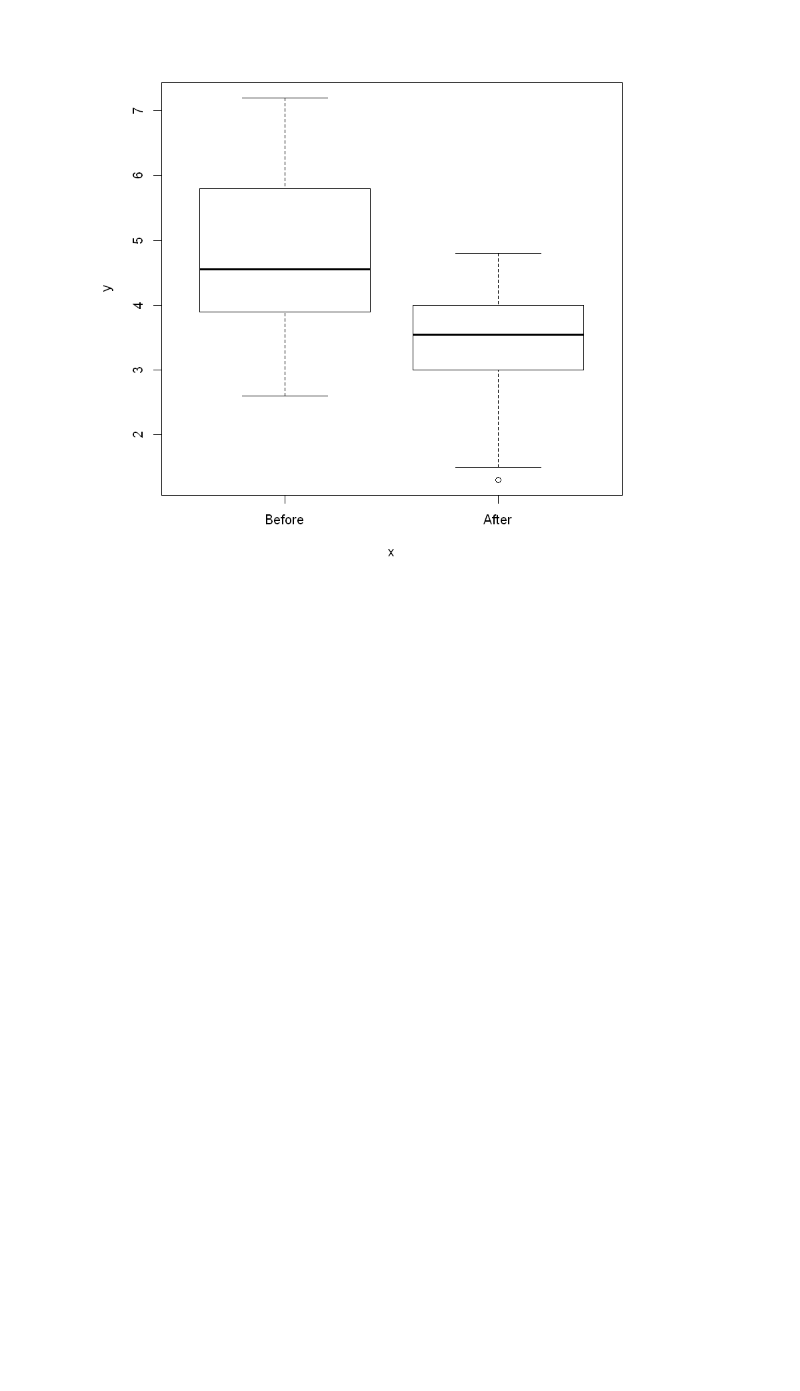
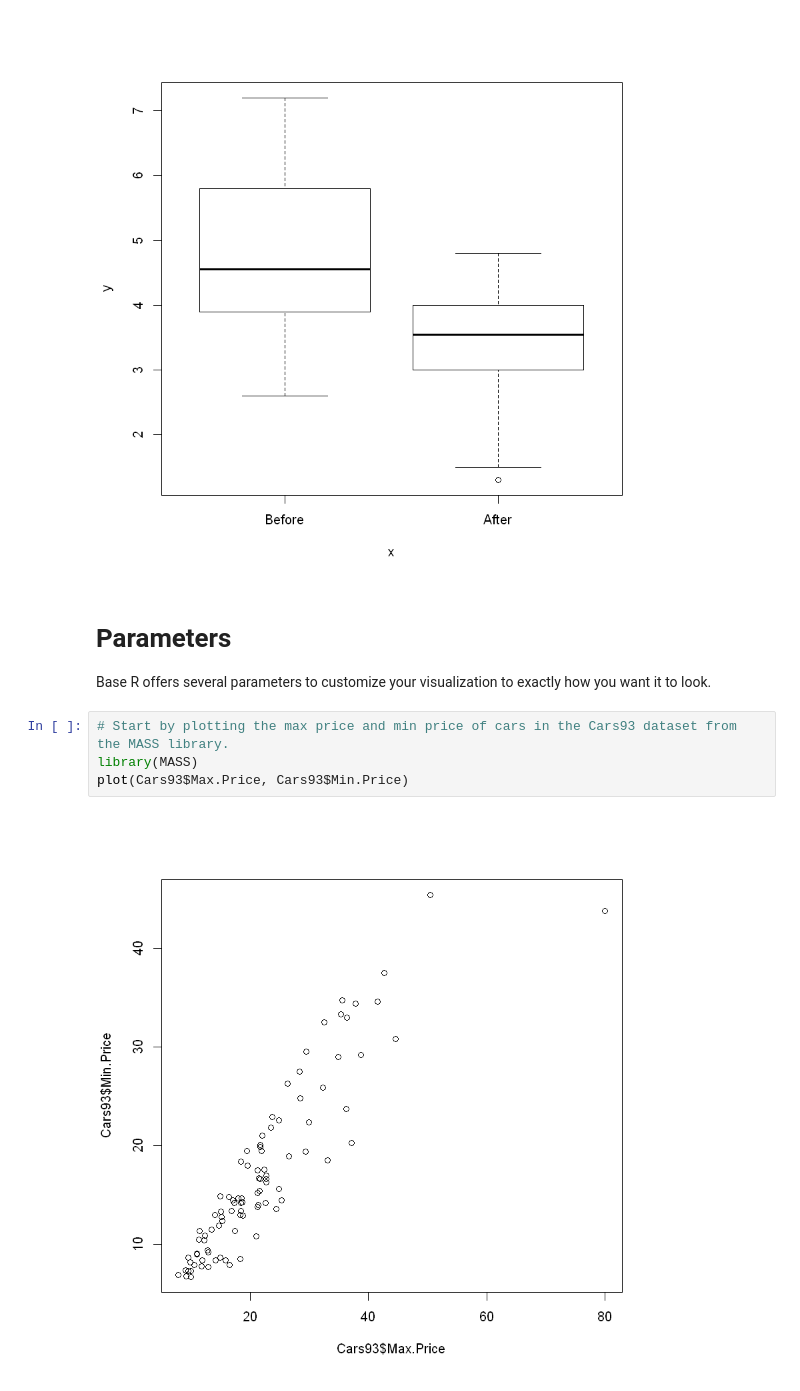
Before and after one commit to TylerTompa/Learn_R, a Jupyter notebook: Learn Base R Visualization.ipynb, the cells around one changed output. Cells and saved outputs as stored; diff of their text form; blank space fills up the shorter version.

```diff
--- a/Learn Base R Visualization.ipynb
+++ b/Learn Base R Visualization.ipynb
@@ -68,3 +68,13 @@ plot(whiteside$Insul, whiteside$Gas)
 # %% [output]
 [figure]
 [figure]
+# %% [markdown]
+# Parameters
+
+Base R offers several parameters to customize your visualization to exactly how you want it to look.
+# %%
+# Start by plotting the max price and min price of cars in the Cars93 dataset from the MASS library.
+library(MASS)
+plot(Cars93$Max.Price, Cars93$Min.Price)
+# %% [output]
+[figure, added]
```
Also changed, not shown: parts of 6 cells of this notebook.
